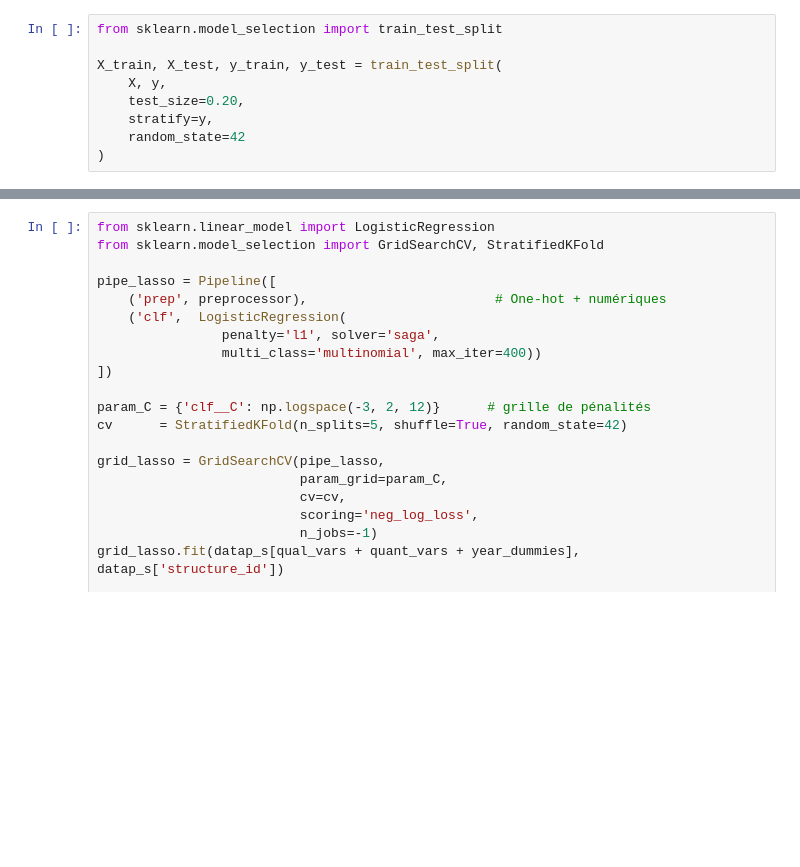
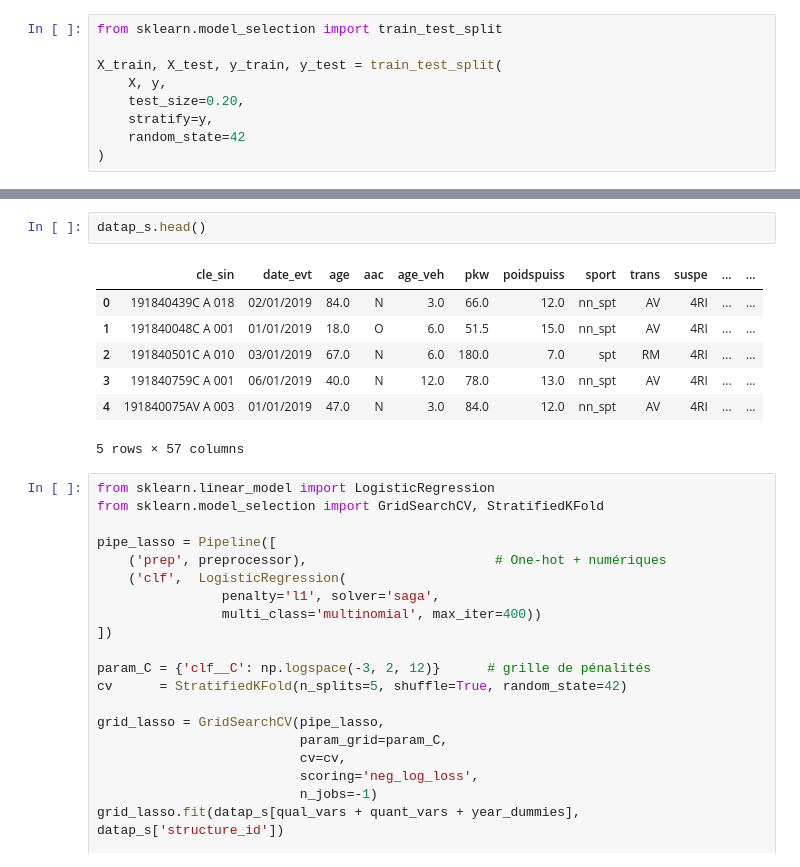
Before and after one commit to KUISSU/Exiom_Stage, a Jupyter notebook: Note_book/Proba_mode.ipynb, the cells around one changed output, grey strips where cells are left out. Drawn from its saved outputs; the diff is of its cells as text; blank space fills up the shorter version.

```diff
--- a/Note_book/Proba_mode.ipynb
+++ b/Note_book/Proba_mode.ipynb
@@ -485,3 +671,13 @@ MemoryError: Unable to allocate 335. GiB for an array with shape (801476, 56065)
+# %%
+datap_s.head()
+# %% [output]
+|  | cle_sin | date_evt | age | aac | age_veh | pkw | poidspuiss | sport | trans | suspe | ... | ... |
+| 0 | 191840439C A 018 | 02/01/2019 | 84.0 | N | 3.0 | 66.0 | 12.0 | nn_spt | AV | 4RI | ... | ... |
+| 1 | 191840048C A 001 | 01/01/2019 | 18.0 | O | 6.0 | 51.5 | 15.0 | nn_spt | AV | 4RI | ... | ... |
+| 2 | 191840501C A 010 | 03/01/2019 | 67.0 | N | 6.0 | 180.0 | 7.0 | spt | RM | 4RI | ... | ... |
+| 3 | 191840759C A 001 | 06/01/2019 | 40.0 | N | 12.0 | 78.0 | 13.0 | nn_spt | AV | 4RI | ... | ... |
+| 4 | 191840075AV A 003 | 01/01/2019 | 47.0 | N | 3.0 | 84.0 | 12.0 | nn_spt | AV | 4RI | ... | ... |
+5 rows × 57 columns
 # %%
 from sklearn.linear_model import LogisticRegression
 from sklearn.model_selection import GridSearchCV, StratifiedKFold
```
Also changed, not shown: parts of 12 cells of this notebook.
